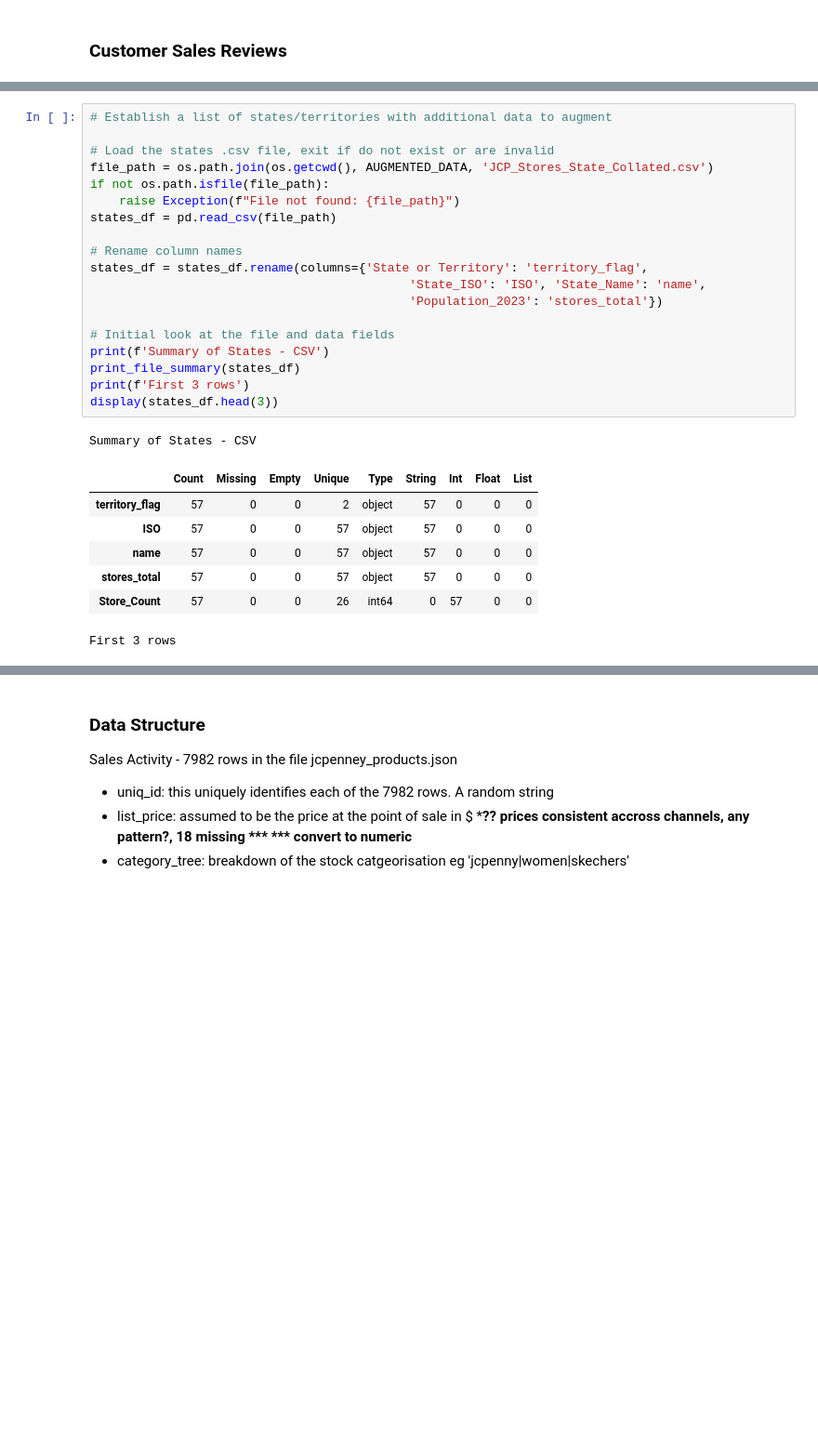
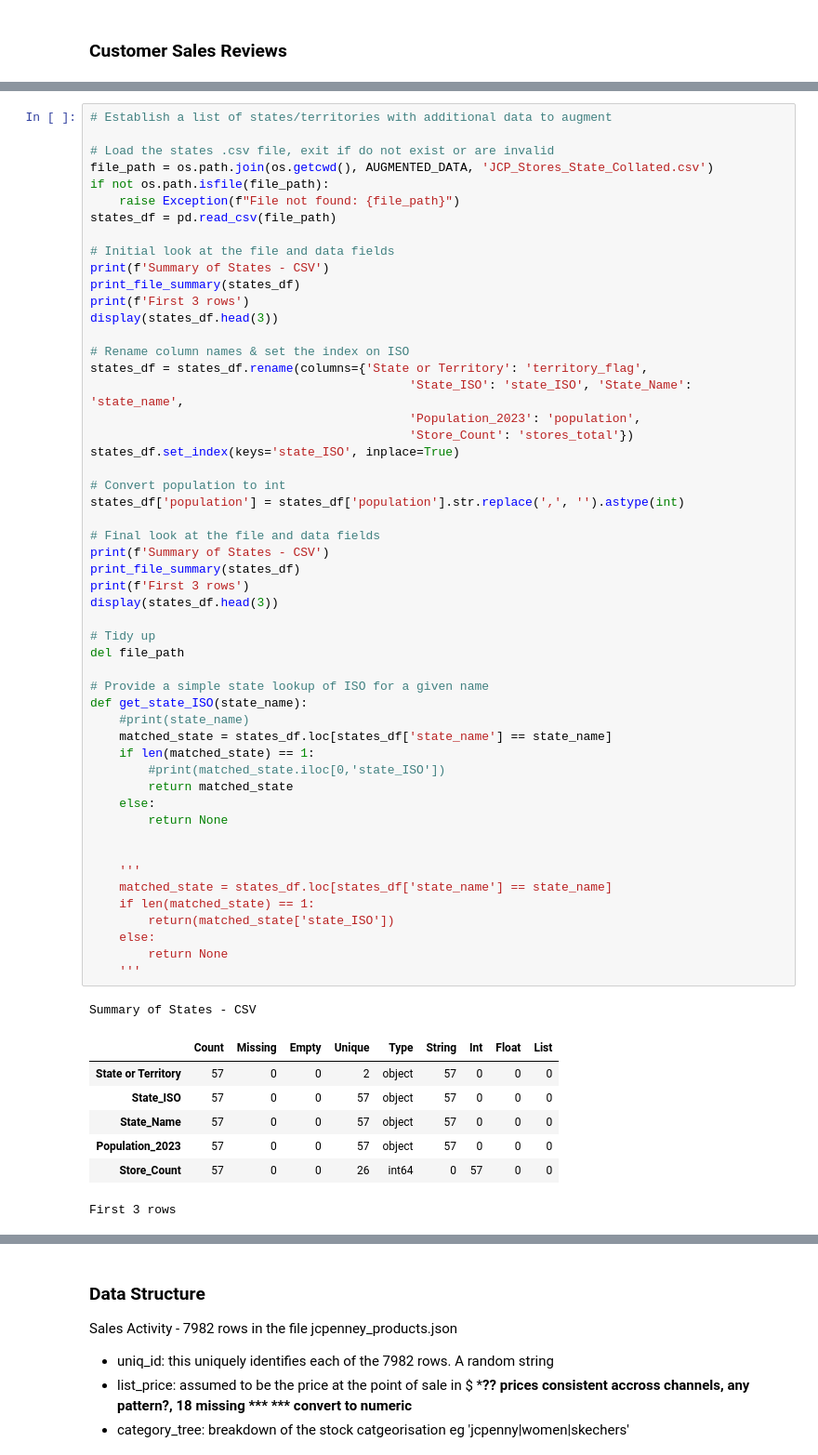
Before and after one commit to StuartG24/Retail_Data_Analysis, a Jupyter notebook: Report_Draft.ipynb, the cells around one changed output, grey strips where cells are left out. Shown: that part at 93% size. Cells and saved outputs as stored; diff of their text form; blank space fills up the shorter version.

Commit message:
states validation still!!!

```diff
--- a/Report_Draft.ipynb
+++ b/Report_Draft.ipynb
@@ -234,28 +234,61 @@ Loaded and retained ready for use in validation and analysis of the JCP customer
 # %%
 # Establish a list of states/territories with additional data to augment
 
 # Load the states .csv file, exit if do not exist or are invalid
 file_path = os.path.join(os.getcwd(), AUGMENTED_DATA, 'JCP_Stores_State_Collated.csv')
 if not os.path.isfile(file_path):
     raise Exception(f"File not found: {file_path}")
 states_df = pd.read_csv(file_path)
 
-# Rename column names
-states_df = states_df.rename(columns={'State or Territory': 'territory_flag',
-                                            'State_ISO': 'ISO', 'State_Name': 'name',
-                                            'Population_2023': 'stores_total'})
-
 # Initial look at the file and data fields
 print(f'Summary of States - CSV')
 print_file_summary(states_df)
 print(f'First 3 rows')
 display(states_df.head(3))
+
+# Rename column names & set the index on ISO
+states_df = states_df.rename(columns={'State or Territory': 'territory_flag',
+                                            'State_ISO': 'state_ISO', 'State_Name': 'state_name',
+                                            'Population_2023': 'population',
+                                            'Store_Count': 'stores_total'})
+states_df.set_index(keys='state_ISO', inplace=True)
+
+# Convert population to int
+states_df['population'] = states_df['population'].str.replace(',', '').astype(int)
+
+# Final look at the file and data fields
+print(f'Summary of States - CSV')
+print_file_summary(states_df)
+print(f'First 3 rows')
+display(states_df.head(3))
+
+# Tidy up
+del file_path
+
+# Provide a simple state lookup of ISO for a given name
+def get_state_ISO(state_name):
+    #print(state_name)
+    matched_state = states_df.loc[states_df['state_name'] == state_name]
+    if len(matched_state) == 1:
+        #print(matched_state.iloc[0,'state_ISO'])
+        return matched_state
+    else:
+        return None
+
+
+    '''
+    matched_state = states_df.loc[states_df['state_name'] == state_name]
+    if len(matched_state) == 1:
+        return(matched_state['state_ISO'])
+    else:
+        return None
+    '''
 # %% [output]
 Summary of States - CSV
 |  | Count | Missing | Empty | Unique | Type | String | Int | Float | List |
-| territory_flag | 57 | 0 | 0 | 2 | object | 57 | 0 | 0 | 0 |
-| ISO | 57 | 0 | 0 | 57 | object | 57 | 0 | 0 | 0 |
-| name | 57 | 0 | 0 | 57 | object | 57 | 0 | 0 | 0 |
-| stores_total | 57 | 0 | 0 | 57 | object | 57 | 0 | 0 | 0 |
+| State or Territory | 57 | 0 | 0 | 2 | object | 57 | 0 | 0 | 0 |
+| State_ISO | 57 | 0 | 0 | 57 | object | 57 | 0 | 0 | 0 |
+| State_Name | 57 | 0 | 0 | 57 | object | 57 | 0 | 0 | 0 |
+| Population_2023 | 57 | 0 | 0 | 57 | object | 57 | 0 | 0 | 0 |
 | Store_Count | 57 | 0 | 0 | 26 | int64 | 0 | 57 | 0 | 0 |
 First 3 rows
```
Also changed, not shown: parts of 5 cells of this notebook, 3 other files.
